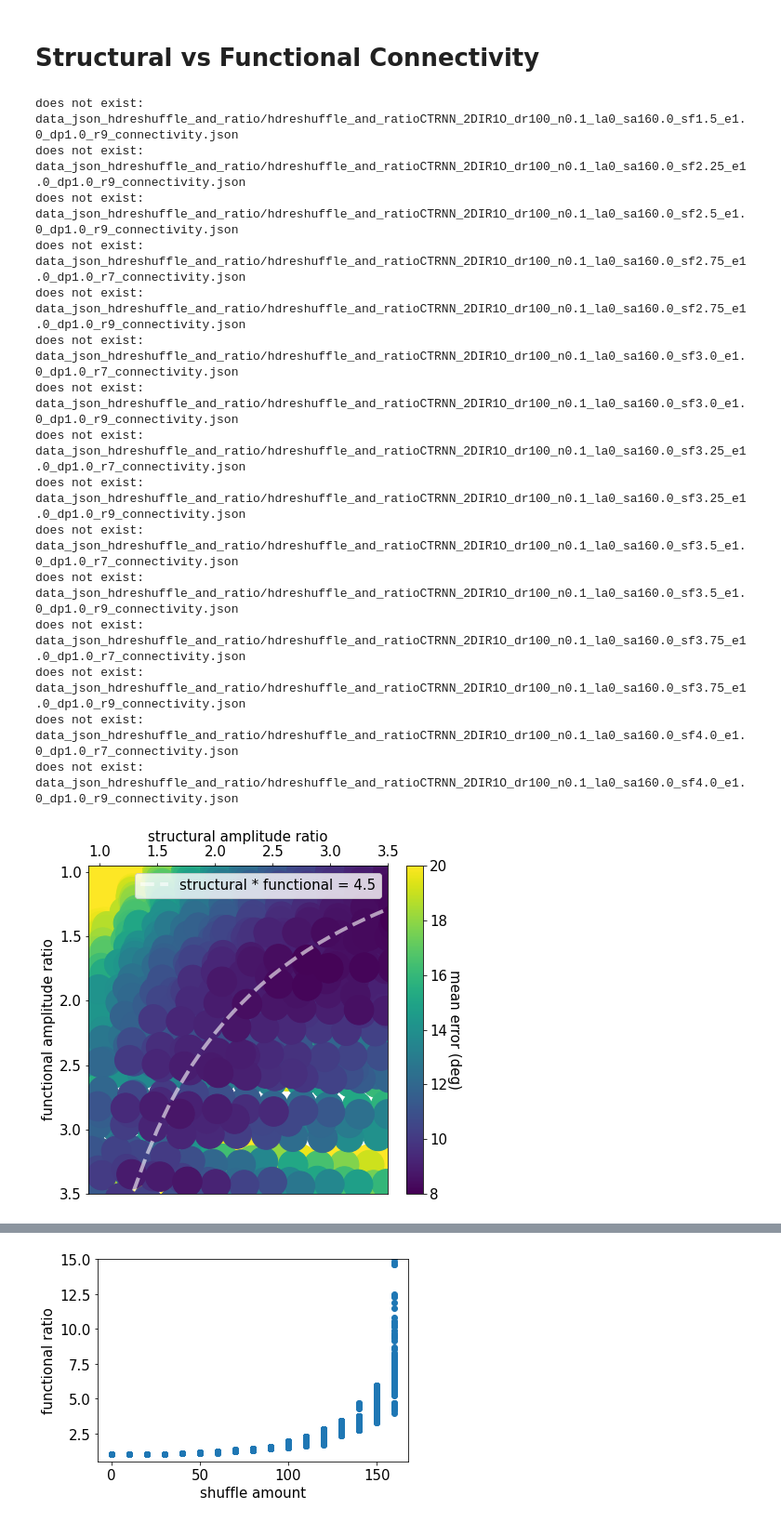
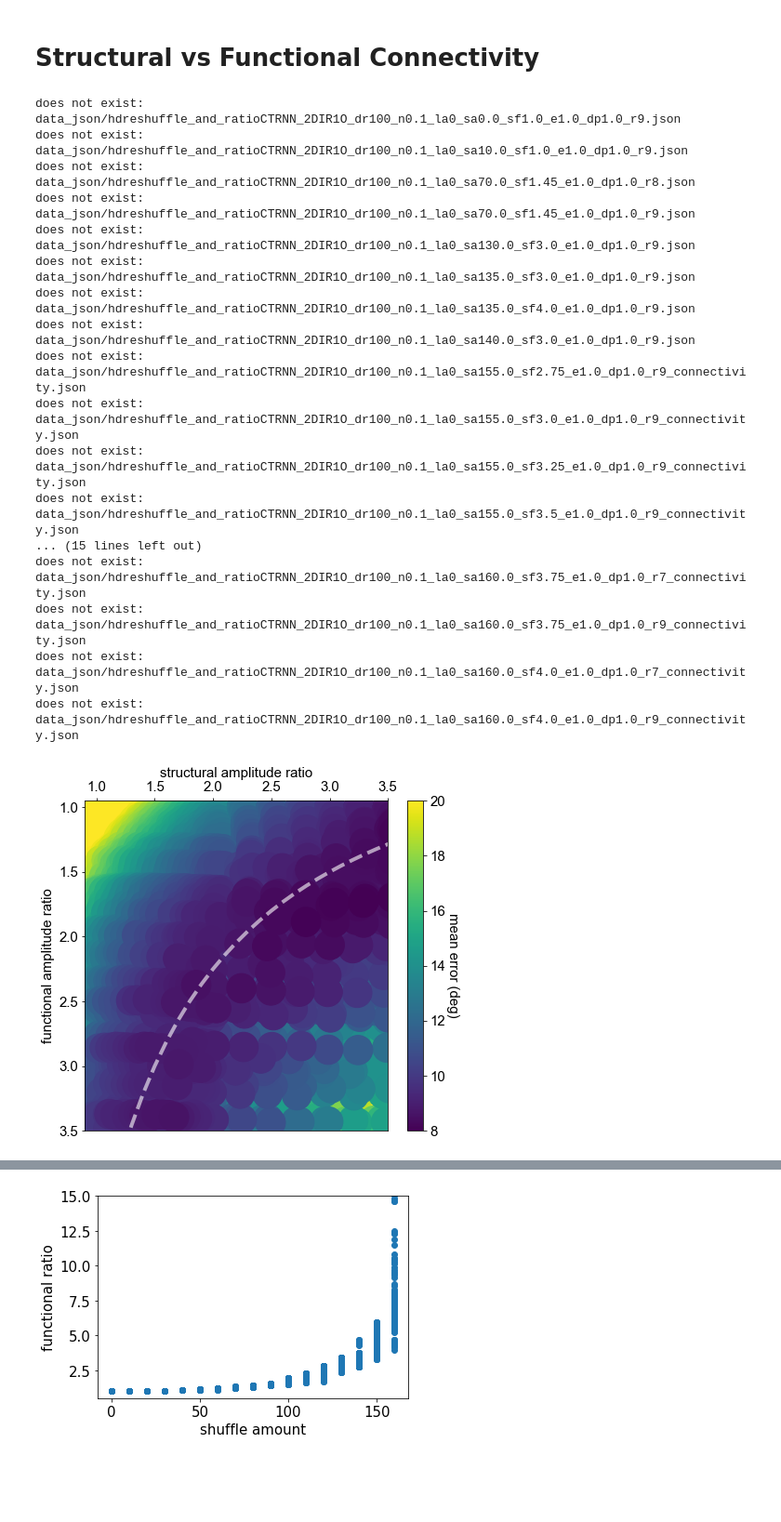
Before and after one commit to azaho/ccn_story3, a Jupyter notebook: radius.ipynb, the cells around one changed output, grey strips where cells are left out. Shown: that part at 93% size. Saved outputs shown, nothing was run; the diff lists cells and outputs as text; code cells hidden in the pictures; blank space fills up the shorter version.

```diff
--- a/radius.ipynb
+++ b/radius.ipynb
@@ -26,6 +30,8 @@ def load_network_errors(shuffle_amount, scale_factor):
 # %%
 shuffle_amounts = np.arange(0, 161, 10, dtype="float")
-scale_factors = np.arange(1, 4.1, 0.25, dtype="float")
+shuffle_amounts = np.array([0, 10, 20, 30, 40, 50, 60, 70, 80, 90, 100, 105, 110, 115, 120, 125, 130, 135, 140, 145, 150, 155, 160], dtype="float")#np.arange(0, 161, 10, dtype="float")
+scale_factors = np.array([1.  , 1.05, 1.1 , 1.15, 1.2 , 1.25, 1.3 , 1.35, 1.4 , 1.45, 1.5 ,
+       1.55, 1.6 , 1.65, 1.7 , 1.75, 1.8 , 1.85, 1.9 , 1.95, 2.  , 2.25, 2.5 , 2.75, 3.  , 3.25, 3.5 , 3.75, 4.  ])
 error_means = np.zeros((len(shuffle_amounts), len(scale_factors)), "float")
 
 for i, shuffle_amount in enumerate(shuffle_amounts):
@@ -56,7 +75,7 @@ def load_structural_functional_connectivity_and_error(shuffle_amount, scale_fact
     filename1 = f"{dir_name}/{filename}.json"
     if os.path.isfile(filename1):
         with open(filename1) as f: info = json.load(f)
-        info = {"error": info["error_distractor"][2]}
+        info = {"error": info["error_distractor"][2], "error_nodistractor": info["error_nodistractor"][2]}
     else:
         print(f"does not exist: {filename1}")
         return None
@@ -71,63 +90,65 @@ def load_structural_functional_connectivity_and_error(shuffle_amount, scale_fact
     return info
 
 
-factors = np.zeros((len(shuffle_amounts), len(scale_factors), 10, 5), "float") #structural, functional
+factors = np.zeros((len(shuffle_amounts), len(scale_factors), 10, 6), "float") #structural, functional
 
 for i, shuffle_amount in enumerate(shuffle_amounts):
     for j, scale_factor in enumerate(scale_factors):
         for k in range(10):
             res = load_structural_functional_connectivity_and_error(shuffle_amount, scale_factor, k)
             if res is None: continue
-            factors[i, j, k] = [res["error"], res["structural_factor"], res["functional_factor"], scale_factor, shuffle_amount]
+            factors[i, j, k] = [res["error"], res["structural_factor"], res["functional_factor"], scale_factor, shuffle_amount, res["error_nodistractor"]]
 # %% [output]
-does not exist: data_json_hdreshuffle_and_ratio/hdreshuffle_and_ratioCTRNN_2DIR1O_dr100_n0.1_la0_sa160.0_sf1.5_e1.0_dp1.0_r9_connectivity.json
-does not exist: data_json_hdreshuffle_and_ratio/hdreshuffle_and_ratioCTRNN_2DIR1O_dr100_n0.1_la0_sa160.0_sf2.25_e1.0_dp1.0_r9_connectivity.json
-does not exist: data_json_hdreshuffle_and_ratio/hdreshuffle_and_ratioCTRNN_2DIR1O_dr100_n0.1_la0_sa160.0_sf2.5_e1.0_dp1.0_r9_connectivity.json
-does not exist: data_json_hdreshuffle_and_ratio/hdreshuffle_and_ratioCTRNN_2DIR1O_dr100_n0.1_la0_sa160.0_sf2.75_e1.0_dp1.0_r7_connectivity.json
-does not exist: data_json_hdreshuffle_and_ratio/hdreshuffle_and_ratioCTRNN_2DIR1O_dr100_n0.1_la0_sa160.0_sf2.75_e1.0_dp1.0_r9_connectivity.json
-does not exist: data_json_hdreshuffle_and_ratio/hdreshuffle_and_ratioCTRNN_2DIR1O_dr100_n0.1_la0_sa160.0_sf3.0_e1.0_dp1.0_r7_connectivity.json
-does not exist: data_json_hdreshuffle_and_ratio/hdreshuffle_and_ratioCTRNN_2DIR1O_dr100_n0.1_la0_sa160.0_sf3.0_e1.0_dp1.0_r9_connectivity.json
-does not exist: data_json_hdreshuffle_and_ratio/hdreshuffle_and_ratioCTRNN_2DIR1O_dr100_n0.1_la0_sa160.0_sf3.25_e1.0_dp1.0_r7_connectivity.json
-does not exist: data_json_hdreshuffle_and_ratio/hdreshuffle_and_ratioCTRNN_2DIR1O_dr100_n0.1_la0_sa160.0_sf3.25_e1.0_dp1.0_r9_connectivity.json
-does not exist: data_json_hdreshuffle_and_ratio/hdreshuffle_and_ratioCTRNN_2DIR1O_dr100_n0.1_la0_sa160.0_sf3.5_e1.0_dp1.0_r7_connectivity.json
-does not exist: data_json_hdreshuffle_and_ratio/hdreshuffle_and_ratioCTRNN_2DIR1O_dr100_n0.1_la0_sa160.0_sf3.5_e1.0_dp1.0_r9_connectivity.json
-does not exist: data_json_hdreshuffle_and_ratio/hdreshuffle_and_ratioCTRNN_2DIR1O_dr100_n0.1_la0_sa160.0_sf3.75_e1.0_dp1.0_r7_connectivity.json
-does not exist: data_json_hdreshuffle_and_ratio/hdreshuffle_and_ratioCTRNN_2DIR1O_dr100_n0.1_la0_sa160.0_sf3.75_e1.0_dp1.0_r9_connectivity.json
-does not exist: data_json_hdreshuffle_and_ratio/hdreshuffle_and_ratioCTRNN_2DIR1O_dr100_n0.1_la0_sa160.0_sf4.0_e1.0_dp1.0_r7_connectivity.json
-does not exist: data_json_hdreshuffle_and_ratio/hdreshuffle_and_ratioCTRNN_2DIR1O_dr100_n0.1_la0_sa160.0_sf4.0_e1.0_dp1.0_r9_connectivity.json
+does not exist: data_json/hdreshuffle_and_ratioCTRNN_2DIR1O_dr100_n0.1_la0_sa0.0_sf1.0_e1.0_dp1.0_r9.json
+does not exist: data_json/hdreshuffle_and_ratioCTRNN_2DIR1O_dr100_n0.1_la0_sa10.0_sf1.0_e1.0_dp1.0_r9.json
+does not exist: data_json/hdreshuffle_and_ratioCTRNN_2DIR1O_dr100_n0.1_la0_sa70.0_sf1.45_e1.0_dp1.0_r8.json
+does not exist: data_json/hdreshuffle_and_ratioCTRNN_2DIR1O_dr100_n0.1_la0_sa70.0_sf1.45_e1.0_dp1.0_r9.json
+does not exist: data_json/hdreshuffle_and_ratioCTRNN_2DIR1O_dr100_n0.1_la0_sa130.0_sf3.0_e1.0_dp1.0_r9.json
+does not exist: data_json/hdreshuffle_and_ratioCTRNN_2DIR1O_dr100_n0.1_la0_sa135.0_sf3.0_e1.0_dp1.0_r9.json
+does not exist: data_json/hdreshuffle_and_ratioCTRNN_2DIR1O_dr100_n0.1_la0_sa135.0_sf4.0_e1.0_dp1.0_r9.json
+does not exist: data_json/hdreshuffle_and_ratioCTRNN_2DIR1O_dr100_n0.1_la0_sa140.0_sf3.0_e1.0_dp1.0_r9.json
+does not exist: data_json/hdreshuffle_and_ratioCTRNN_2DIR1O_dr100_n0.1_la0_sa155.0_sf2.75_e1.0_dp1.0_r9_connectivity.json
+does not exist: data_json/hdreshuffle_and_ratioCTRNN_2DIR1O_dr100_n0.1_la0_sa155.0_sf3.0_e1.0_dp1.0_r9_connectivity.json
+does not exist: data_json/hdreshuffle_and_ratioCTRNN_2DIR1O_dr100_n0.1_la0_sa155.0_sf3.25_e1.0_dp1.0_r9_connectivity.json
+does not exist: data_json/hdreshuffle_and_ratioCTRNN_2DIR1O_dr100_n0.1_la0_sa155.0_sf3.5_e1.0_dp1.0_r9_connectivity.json
+... (15 lines left out)
+does not exist: data_json/hdreshuffle_and_ratioCTRNN_2DIR1O_dr100_n0.1_la0_sa160.0_sf3.75_e1.0_dp1.0_r7_connectivity.json
+does not exist: data_json/hdreshuffle_and_ratioCTRNN_2DIR1O_dr100_n0.1_la0_sa160.0_sf3.75_e1.0_dp1.0_r9_connectivity.json
+does not exist: data_json/hdreshuffle_and_ratioCTRNN_2DIR1O_dr100_n0.1_la0_sa160.0_sf4.0_e1.0_dp1.0_r7_connectivity.json
+does not exist: data_json/hdreshuffle_and_ratioCTRNN_2DIR1O_dr100_n0.1_la0_sa160.0_sf4.0_e1.0_dp1.0_r9_connectivity.json
 # %%
 fig = plt.figure(figsize=(4.5*1.5, 4*1.5))
-plt.rc('font', **{'family': 'DejaVu Sans', 'weight': 'normal', 'size': 15})
+plt.rc('font', **{'family': 'Arial', 'weight': 'normal', 'size': 15})
 
 vmin, vmax = 8, 20
 
-sf = factors.reshape(-1, 5)[:, 3]
-sa = factors.reshape(-1, 5)[:, 4]
+sf = factors.reshape(-1, 6)[:, 3]
+sa = factors.reshape(-1, 6)[:, 4]
 filter = sa < 200
 
-x = factors.reshape(-1, 5)[:, 1][filter]
-y = factors.reshape(-1, 5)[:, 2][filter]
-e = np.clip(factors.reshape(-1, 5)[:, 0], vmin, vmax)[filter]
+x = factors.reshape(-1, 6)[:, 1][filter]
+y = factors.reshape(-1, 6)[:, 2][filter]
+e = np.clip(factors.reshape(-1, 6)[:, 0], vmin, vmax)[filter]
 
 order = np.arange(len(e))
 order = np.argsort(e)[::-1]
 scatter = plt.scatter(x[order], y[order], 1000, alpha=1, c=e[order], cmap='viridis', vmin=vmin, vmax=vmax)
 cbar = plt.colorbar(scatter)
 cbar.set_label('mean error (deg)', rotation=270, labelpad=15)
 
 xx = np.linspace(0.1, 10, 100)
 plt.plot(xx, 4.5/xx, "--", color="white", alpha=0.6, linewidth=4, label="structural * functional = 4.5")
 
 plt.ylabel("functional amplitude ratio")
 plt.xlabel("structural amplitude ratio")
-plt.legend(loc=1)
+#plt.legend(loc=1)
 
 plt.ylim(.95, 3.5)
 plt.xlim(.9, 3.5)
 plt.gca().invert_yaxis()
 plt.gca().tick_params(top=True, labeltop=True, bottom=False, labelbottom=False)
 plt.gca().xaxis.set_label_position('top')
 plt.tight_layout()
-plt.show()
+plt.savefig('paper_figures/_structural_functional_ratio.pdf', bbox_inches='tight')
 # %% [output]
-[figure, old version]
+[figure, new version]
```
Also changed, not shown: parts of 24 cells of this notebook, 7 other files.
